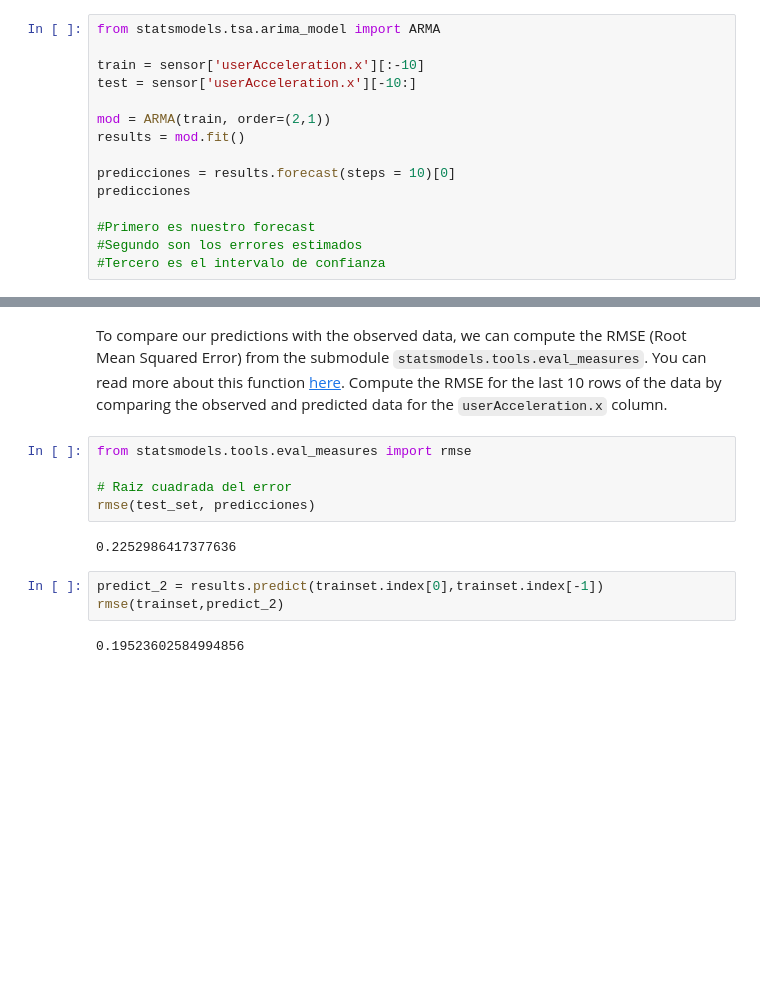
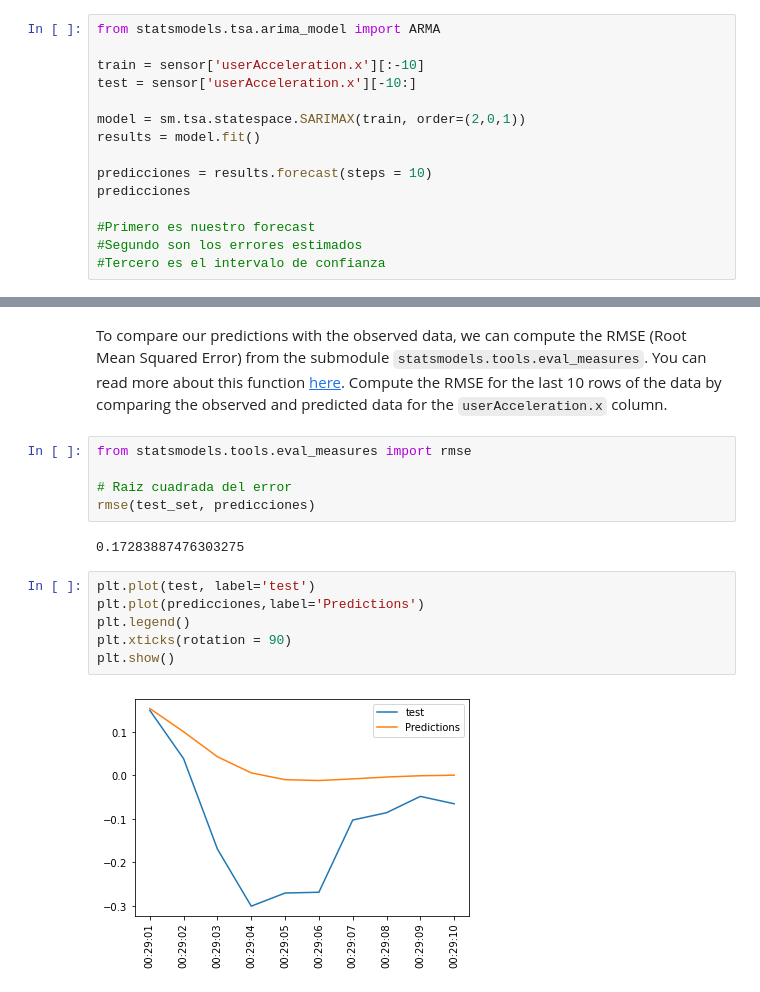
Before and after one commit to NayelySaldivar/labs_modelo_ironhack_data, a Jupyter notebook: lab-time-series/your-code/main.ipynb, the cells around one changed output, grey strips where cells are left out. Saved outputs shown, nothing was run; the diff lists cells and outputs as text; blank space fills up the shorter version.

```diff
--- a/lab-time-series/your-code/main.ipynb
+++ b/lab-time-series/your-code/main.ipynb
@@ -135,10 +135,10 @@ from statsmodels.tsa.arima_model import ARMA
 train = sensor['userAcceleration.x'][:-10]
 test = sensor['userAcceleration.x'][-10:]
 
-mod = ARMA(train, order=(2,1))
-results = mod.fit()
+model = sm.tsa.statespace.SARIMAX(train, order=(2,0,1))
+results = model.fit()
 
-predicciones = results.forecast(steps = 10)[0]
+predicciones = results.forecast(steps = 10)
 predicciones
 
 #Primero es nuestro forecast
@@ -155,9 +164,12 @@ from statsmodels.tools.eval_measures import rmse
 # Raiz cuadrada del error
 rmse(test_set, predicciones)
 # %% [output]
-0.2252986417377636
+0.17283887476303275
-# %%
-predict_2 = results.predict(trainset.index[0],trainset.index[-1])
-rmse(trainset,predict_2)
-# %% [output]
-0.19523602584994856
+# %%
+plt.plot(test, label='test')
+plt.plot(predicciones,label='Predictions')
+plt.legend()
+plt.xticks(rotation = 90)
+plt.show()
+# %% [output]
+[figure, added]
```
Also changed, not shown: parts of 2 cells of this notebook.
